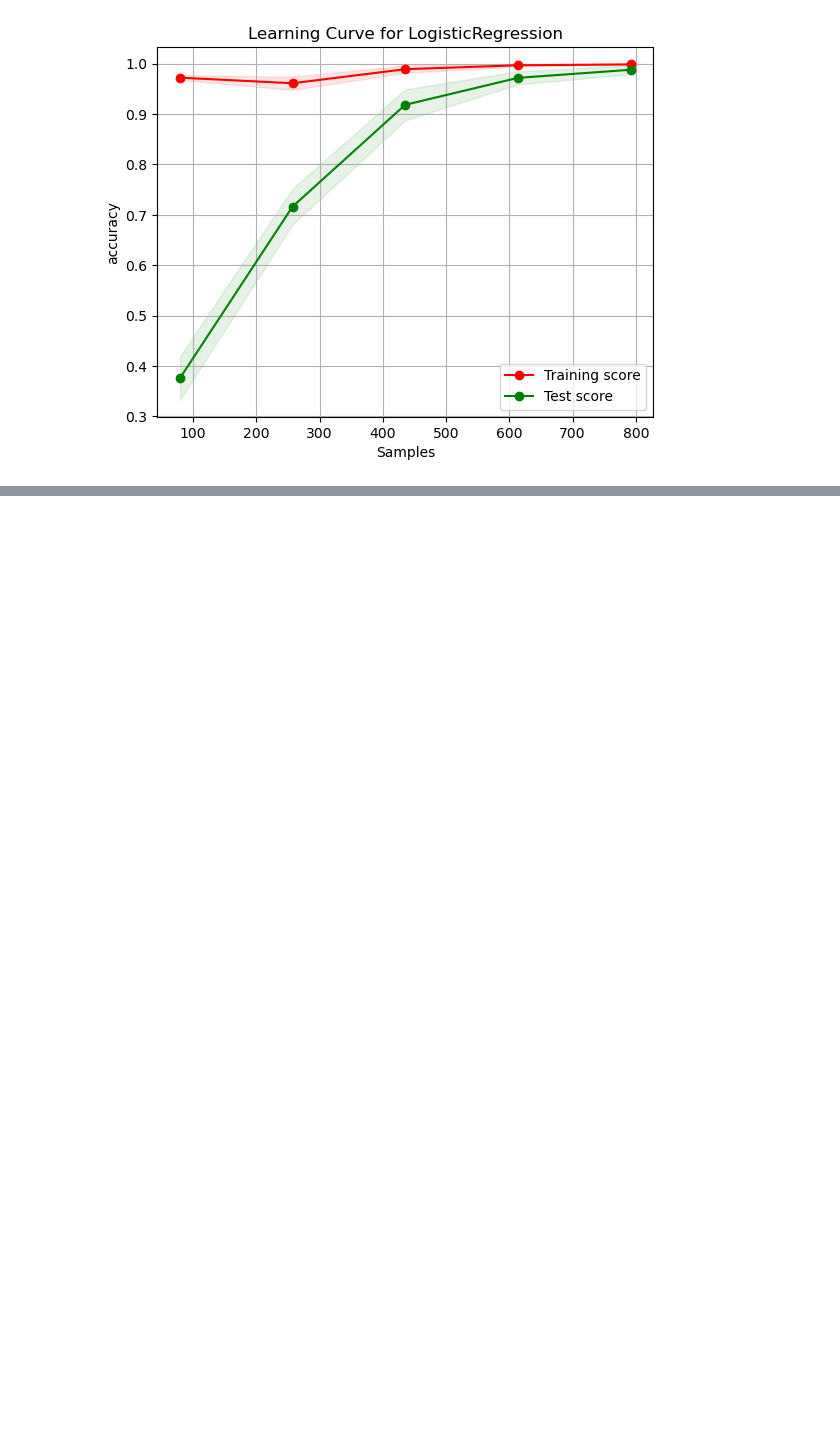
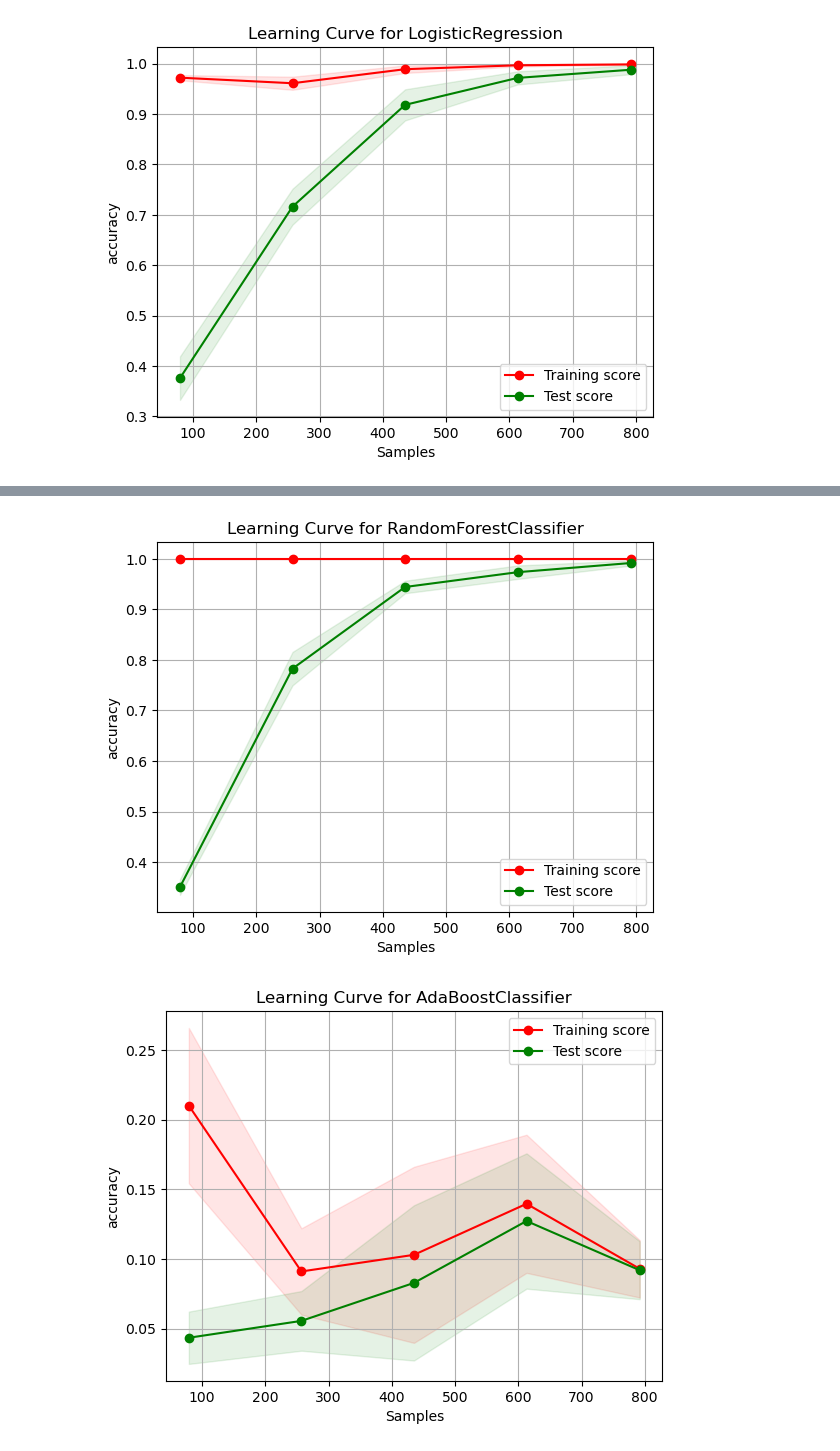
Before and after one commit to jinan02/projet_IFT712, a Jupyter notebook: projet_ift712/projet.ipynb, the cells around one changed output, grey strips where cells are left out. Saved outputs shown, nothing was run; the diff lists cells and outputs as text; code cells hidden in the pictures; blank space fills up the shorter version.

```diff
--- a/projet_ift712/projet.ipynb
+++ b/projet_ift712/projet.ipynb
@@ -177,0 +304,7 @@ EvR.plot_learning_curve(X, y, six_classifiers)
+# %%
+X =data.drop('species', axis = 1)
+y = data['species']
+EvR.plot_learning_curve(X, y, six_classifiers)
+# %% [output]
+[figure, added]
+[figure, added]
```
Also changed, not shown: parts of 11 cells of this notebook, 2 other files.
